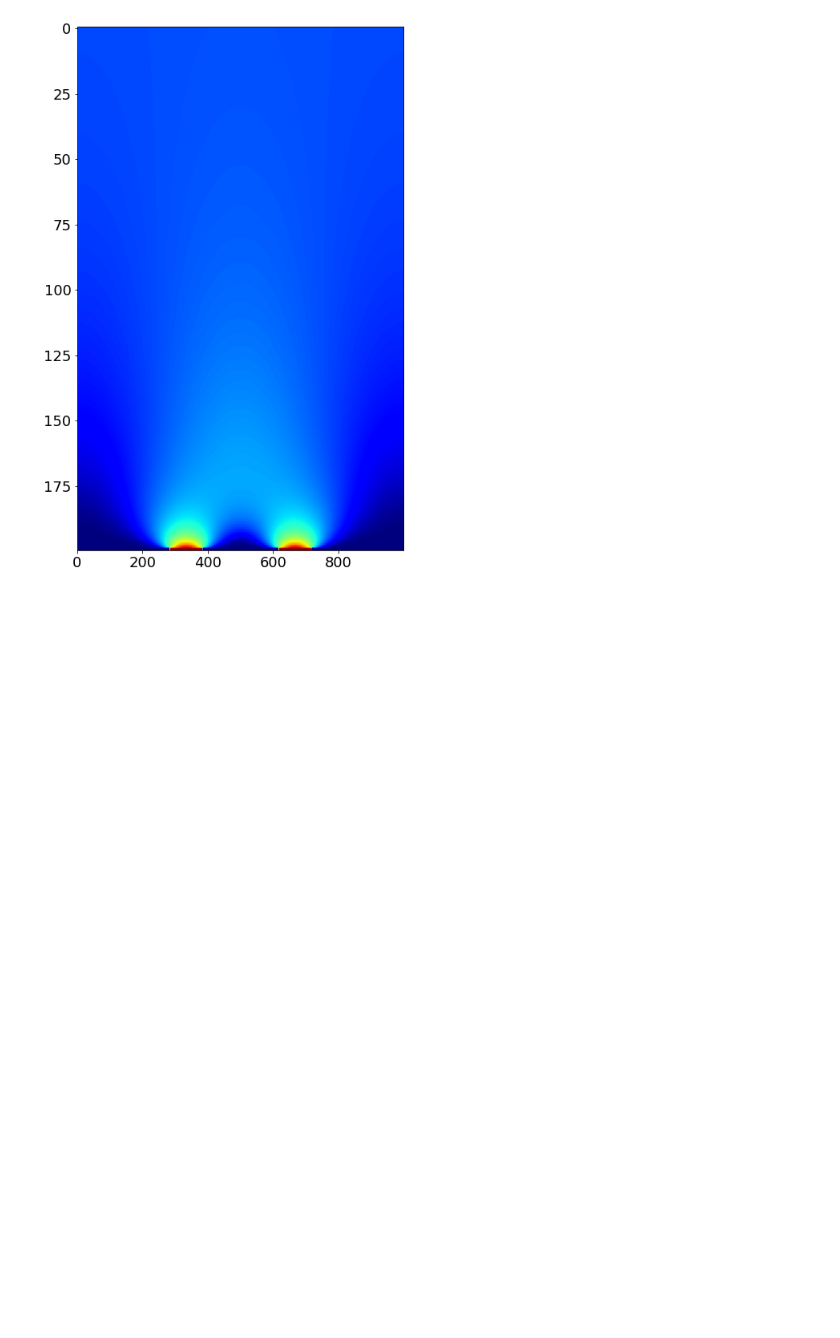
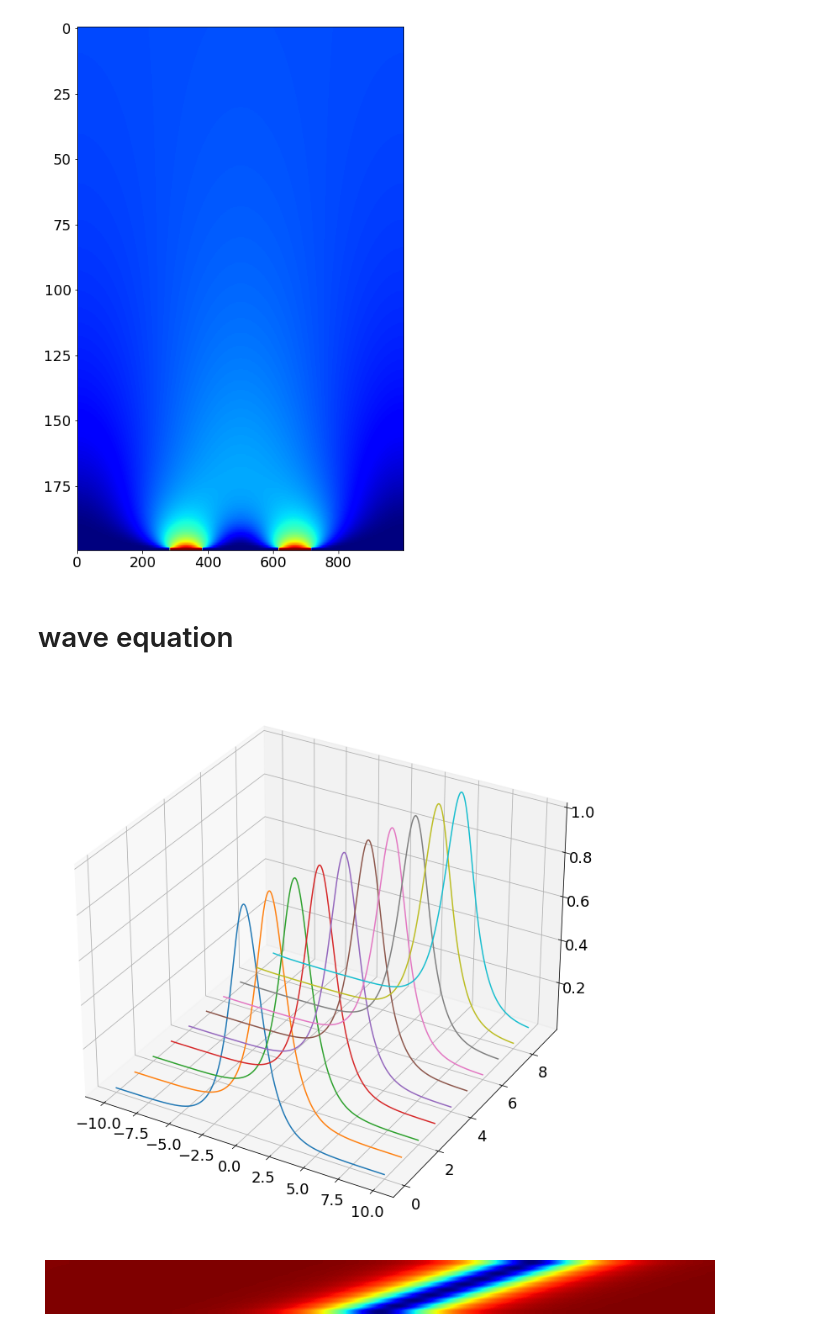
Before and after one commit to Gug-Young/Shallow_water_with_viscosity, a Jupyter notebook: 22.05.15 PDE by FFT.ipynb, the cells around one changed output. Cells and saved outputs as stored; diff of their text form; code cells hidden in the pictures; blank space fills up the shorter version.

```diff
--- a/22.05.15 PDE by FFT.ipynb
+++ b/22.05.15 PDE by FFT.ipynb
@@ -73,3 +73,79 @@ plt.set_cmap('jet')
 plt.show()
 # %% [output]
 [figure]
+# %% [markdown]
+# wave equation
+# %%
+import numpy as np
+import matplotlib.pyplot as plt
+from scipy.integrate import odeint
+from mpl_toolkits.mplot3d import axes3d
+plt.rcParams['figure.figsize'] = [12, 12]
+plt.rcParams.update({'font.size': 18})
+
+c = 2    # Wave speed
+L = 20   # Length of domain
+N = 1000 # Number of discretization points
+dx = L/N
+x = np.arange(-L/2,L/2,dx) # Define x domain
+
+# Define discrete wavenumbers
+kappa = 2*np.pi*np.fft.fftfreq(N, d=dx)
+
+# Initial condition
+u0 = 1/np.cosh(x)
+u0hat = np.fft.fft(u0)
+
+# SciPy's odeint function doesn't play well with complex numbers, so we recast
+# the state u0hat from an N-element complex vector to a 2N-element real vector
+u0hat_ri = np.concatenate((u0hat.real,u0hat.imag))
+
+# Simulate in Fourier frequency domain
+dt = 0.025
+t = np.arange(0,100*dt,dt)
+
+def rhsWave(uhat_ri,t,kappa,c):
+    uhat = uhat_ri[:N] + (1j) * uhat_ri[N:]
+    d_uhat = -c*(1j)*kappa*uhat
+    d_uhat_ri = np.concatenate((d_uhat.real,d_uhat.imag)).astype('float64')
+    return d_uhat_ri
+
+uhat_ri = odeint(rhsWave, u0hat_ri, t, args=(kappa,c))
+uhat = uhat_ri[:,:N] + (1j) * uhat_ri[:,N:]
+
+# Alternatively, simulate in spatial domain
+def rhsWaveSpatial(u,t,kappa,c):
+    uhat = np.fft.fft(u)
+    d_uhat = (1j)*kappa*uhat
+    d_u = np.fft.ifft(d_uhat).real
+    du_dt = -c*d_u
+    return du_dt
+
+u = odeint(rhsWaveSpatial,u0,t,args=(kappa,c))
+
+# Inverse FFT to bring back to spatial domain
+u = np.zeros_like(uhat)
+
+for k in range(len(t)):
+    u[k,:] = np.fft.ifft(uhat[k,:])
+
+u = u.real
+
+
+# Waterfall plot
+fig = plt.figure()
+ax = fig.add_subplot(111, projection='3d')
+
+u_plot = u[0:-1:10,:]
+for j in range(u_plot.shape[0]):
+    ys = j*np.ones(u_plot.shape[1])
+    ax.plot(x,ys,u_plot[j,:])
+
+# Image plot
+plt.figure()
+plt.imshow(np.flipud(u[0:-1:10,:]), aspect=8)
+plt.axis('off')
+plt.show()
+# %% [output]
+[figure, added]
+[figure, added]
```
Also changed, not shown: parts of 4 cells of this notebook.
